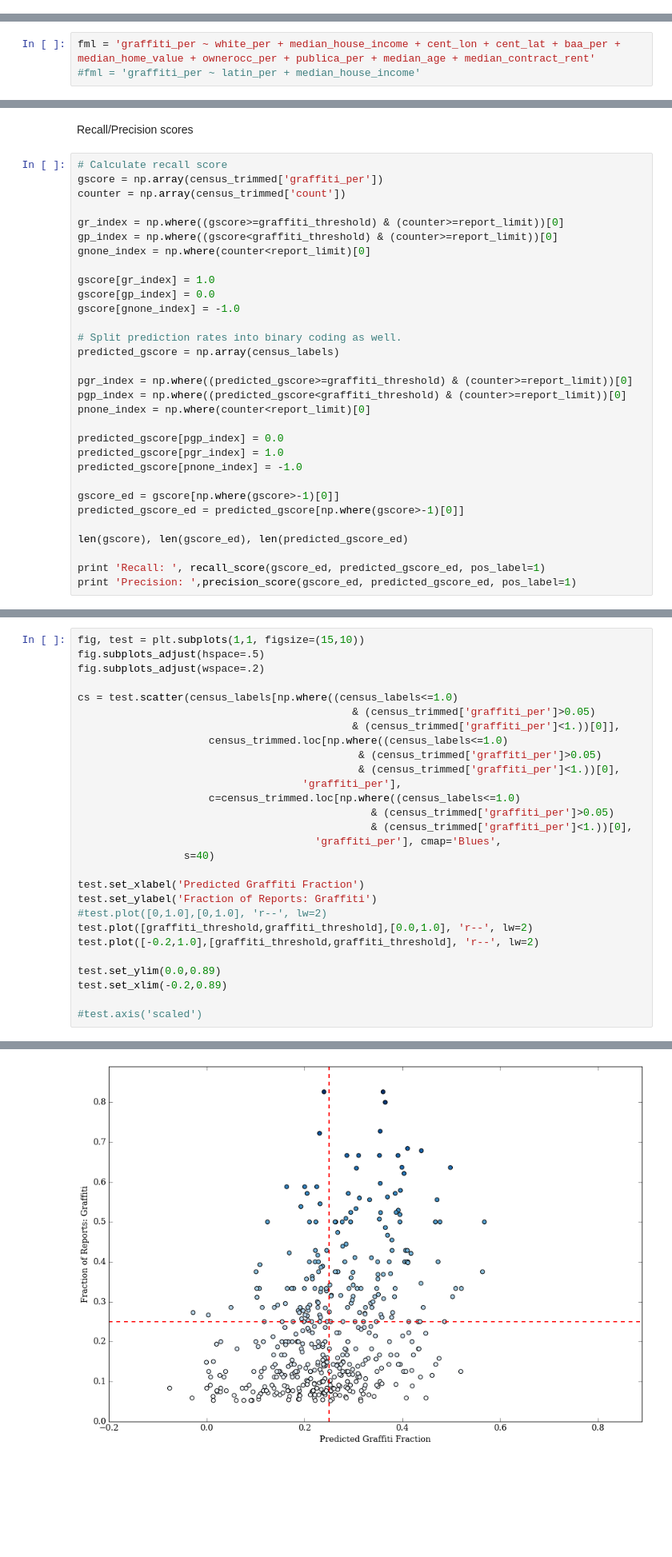
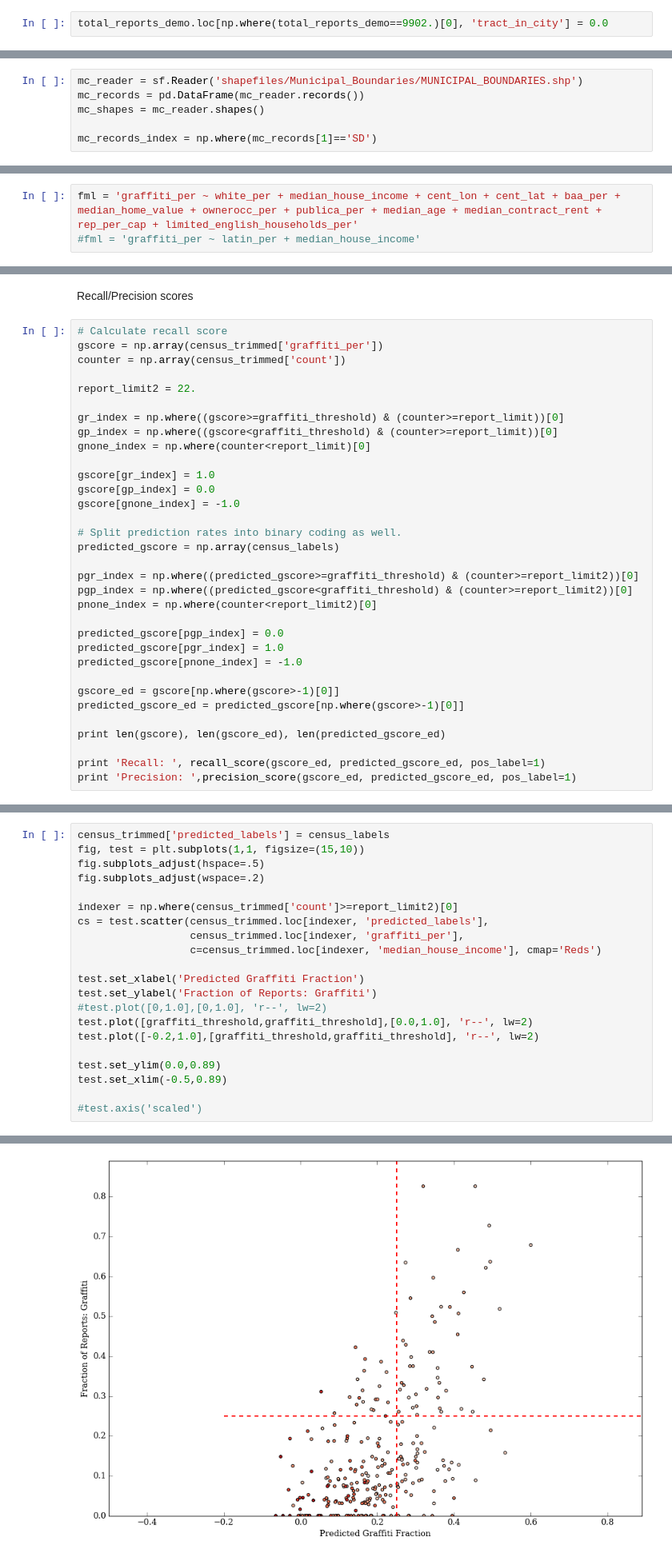
Before and after one commit to katiesch/insight2016, a Jupyter notebook: modeling_work.ipynb, the cells around one changed output, grey strips where cells are left out. Shown at 80% size. Saved outputs shown, nothing was run; the diff lists cells and outputs as text; blank space fills up the shorter version.

```diff
--- a/modeling_work.ipynb
+++ b/modeling_work.ipynb
@@ -33,6 +33,8 @@ plt.rc('ytick.minor', size=3, pad=4)
 #### Read in the 311 requests, organised by block group.
 # %%
 total_reports_demo = pd.read_csv('output_files/total_reports_demo_0917.csv')
+# %%
+total_reports_demo.loc[np.where(total_reports_demo==9902.)[0], 'tract_in_city'] = 0.0
 # %%
 individual_reports = pd.read_csv('output_files/requests_processed_0917.csv')
 # %%
@@ -109,4 +115,10 @@ for i in census_trimmed.columns.values:
 reader2 = sf.Reader('shapefiles/sandiego_city_blockgroups.shp')
 bg_info2 = pd.DataFrame(reader2.records())
 shapes2 = reader2.shapes()
+# %%
+mc_reader = sf.Reader('shapefiles/Municipal_Boundaries/MUNICIPAL_BOUNDARIES.shp')
+mc_records = pd.DataFrame(mc_reader.records())
+mc_shapes = mc_reader.shapes()
+
+mc_records_index = np.where(mc_records[1]=='SD')
 # %%
@@ -369,5 +418,5 @@ Now add in other features to the model to improve the accuracy.
 # %%
-fml = 'graffiti_per ~ white_per + median_house_income + cent_lon + cent_lat + baa_per + median_home_value + ownerocc_per + publica_per + median_age + median_contract_rent'
+fml = 'graffiti_per ~ white_per + median_house_income + cent_lon + cent_lat + baa_per + median_home_value + ownerocc_per + publica_per + median_age + median_contract_rent + rep_per_cap + limited_english_households_per'
 #fml = 'graffiti_per ~ latin_per + median_house_income'
 # %%
 model = smf.ols(fml, training_set).fit()
@@ -459,6 +508,8 @@ Recall/Precision scores
 # Calculate recall score
 gscore = np.array(census_trimmed['graffiti_per'])
 counter = np.array(census_trimmed['count'])
+
+report_limit2 = 22.
 
 gr_index = np.where((gscore>=graffiti_threshold) & (counter>=report_limit))[0]
 gp_index = np.where((gscore<graffiti_threshold) & (counter>=report_limit))[0]
@@ -471,9 +522,9 @@ gscore[gnone_index] = -1.0
 # Split prediction rates into binary coding as well.
 predicted_gscore = np.array(census_labels)
 
-pgr_index = np.where((predicted_gscore>=graffiti_threshold) & (counter>=report_limit))[0]
-pgp_index = np.where((predicted_gscore<graffiti_threshold) & (counter>=report_limit))[0]
-pnone_index = np.where(counter<report_limit)[0]
+pgr_index = np.where((predicted_gscore>=graffiti_threshold) & (counter>=report_limit2))[0]
+pgp_index = np.where((predicted_gscore<graffiti_threshold) & (counter>=report_limit2))[0]
+pnone_index = np.where(counter<report_limit2)[0]
 
 predicted_gscore[pgp_index] = 0.0
 predicted_gscore[pgr_index] = 1.0
@@ -482,7 +533,7 @@ predicted_gscore[pnone_index] = -1.0
 gscore_ed = gscore[np.where(gscore>-1)[0]]
 predicted_gscore_ed = predicted_gscore[np.where(gscore>-1)[0]]
 
-len(gscore), len(gscore_ed), len(predicted_gscore_ed)
+print len(gscore), len(gscore_ed), len(predicted_gscore_ed)
 
 print 'Recall: ', recall_score(gscore_ed, predicted_gscore_ed, pos_label=1)
 print 'Precision: ',precision_score(gscore_ed, predicted_gscore_ed, pos_label=1)
@@ -492,20 +544,13 @@ Precision:  0.407766990291
 # %%
+census_trimmed['predicted_labels'] = census_labels
 fig, test = plt.subplots(1,1, figsize=(15,10))
 fig.subplots_adjust(hspace=.5)
 fig.subplots_adjust(wspace=.2)
 
-cs = test.scatter(census_labels[np.where((census_labels<=1.0)
-                                            & (census_trimmed['graffiti_per']>0.05)
-                                            & (census_trimmed['graffiti_per']<1.))[0]],
-                     census_trimmed.loc[np.where((census_labels<=1.0)
-                                             & (census_trimmed['graffiti_per']>0.05)
-                                             & (census_trimmed['graffiti_per']<1.))[0],
-                                    'graffiti_per'],
-                     c=census_trimmed.loc[np.where((census_labels<=1.0)
-                                               & (census_trimmed['graffiti_per']>0.05)
-                                               & (census_trimmed['graffiti_per']<1.))[0],
-                                      'graffiti_per'], cmap='Blues',
-                 s=40)
+indexer = np.where(census_trimmed['count']>=report_limit2)[0]
+cs = test.scatter(census_trimmed.loc[indexer, 'predicted_labels'],
+                  census_trimmed.loc[indexer, 'graffiti_per'],
+                  c=census_trimmed.loc[indexer, 'median_house_income'], cmap='Reds')
 
 test.set_xlabel('Predicted Graffiti Fraction')
 test.set_ylabel('Fraction of Reports: Graffiti')
@@ -514,7 +559,7 @@ test.plot([graffiti_threshold,graffiti_threshold],[0.0,1.0], 'r--', lw=2)
 test.plot([-0.2,1.0],[graffiti_threshold,graffiti_threshold], 'r--', lw=2)
 
 test.set_ylim(0.0,0.89)
-test.set_xlim(-0.2,0.89)
+test.set_xlim(-0.5,0.89)
 
 #test.axis('scaled')
 # %% [output]
@@ -522,4 +567,4 @@ test.set_xlim(-0.2,0.89)
-[figure, old version]
+[figure, new version]
 # %% [markdown]
 #### Map out predictions
 # %%
```
Also changed, not shown: parts of 24 cells of this notebook.
